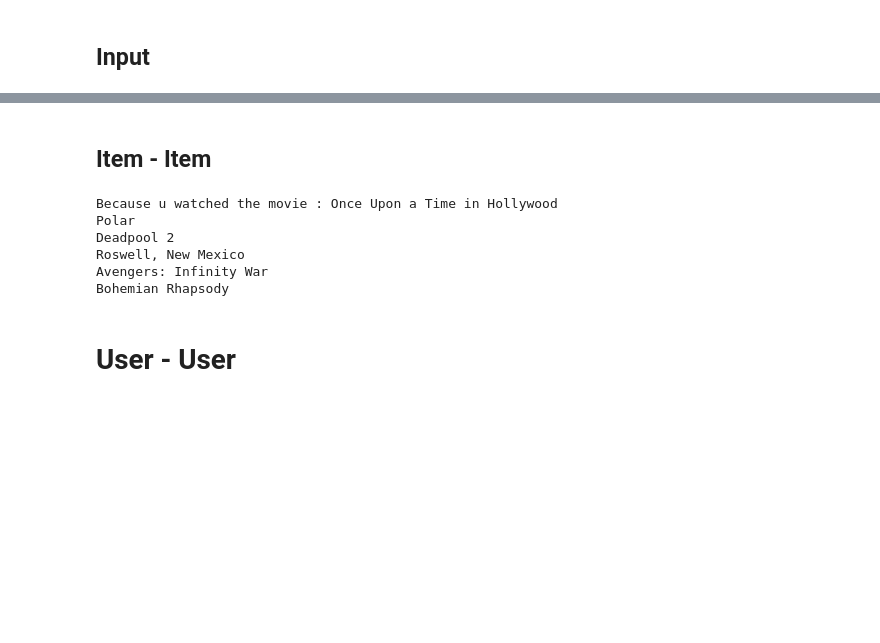
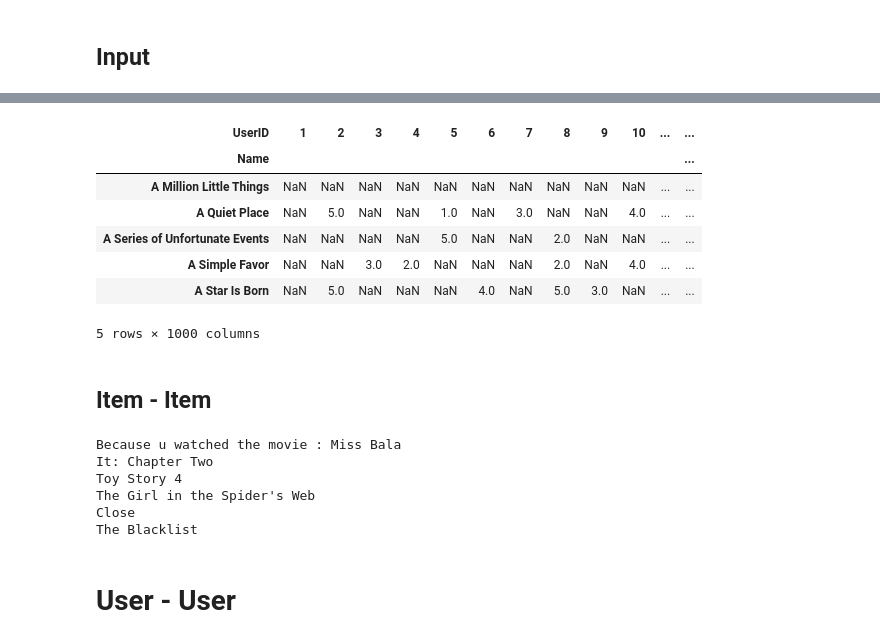
Before and after one commit to mudit9/precog, a Jupyter notebook: Recommendation.ipynb, the cells around one changed output, grey strips where cells are left out. Cells and saved outputs as stored; diff of their text form; code cells hidden in the pictures; blank space fills up the shorter version.

```diff
--- a/Recommendation.ipynb
+++ b/Recommendation.ipynb
@@ -30,30 +31,46 @@ Enter rating for: Once Upon a Time in Hollywood5
+# %%
+movie_data = pd.merge(movies_data,user_rating, on='MovieID')
+movie_user_rating = movie_data.pivot_table(index= 'Name',columns = 'UserID',values='Rated',aggfunc= 'first')
+movie_user_rating.head(5)
+# %% [output]
+| UserID | 1 | 2 | 3 | 4 | 5 | 6 | 7 | 8 | 9 | 10 | ... | ... |
+| Name |  |  |  |  |  |  |  |  |  |  |  | ... |
+| A Million Little Things | NaN | NaN | NaN | NaN | NaN | NaN | NaN | NaN | NaN | NaN | ... | ... |
+| A Quiet Place | NaN | 5.0 | NaN | NaN | 1.0 | NaN | 3.0 | NaN | NaN | 4.0 | ... | ... |
+| A Series of Unfortunate Events | NaN | NaN | NaN | NaN | 5.0 | NaN | NaN | 2.0 | NaN | NaN | ... | ... |
+| A Simple Favor | NaN | NaN | 3.0 | 2.0 | NaN | NaN | NaN | 2.0 | NaN | 4.0 | ... | ... |
+| A Star Is Born | NaN | 5.0 | NaN | NaN | NaN | 4.0 | NaN | 5.0 | 3.0 | NaN | ... | ... |
+5 rows × 1000 columns
 # %% [markdown]
 ## Item - Item
 # %%
-max = user_rating.loc[user_rating['UserID'] == 1000, ['Rated']]
-max2 = max['Rated'].astype(float).idxmax()
-max_movie_id = user_rating.iloc[max2]['MovieID']
-max_movie_name1 = movies_data.loc[movies_data['MovieID'] == max_movie_id, ['Name']]
-max_movie_name = max_movie_name1.iloc[0]['Name']
-movie_data = pd.merge(movies_data,user_rating, on='MovieID')
-user_movie_rating = movie_data.pivot_table(index='UserID', columns='Name', values='Rated',aggfunc='first')
-ratings = user_movie_rating[str(max_movie_name)]
-movies_like = user_movie_rating.corrwith(ratings,method='pearson')
-corr= pd.DataFrame(movies_like, columns=['Correlation'])
-corr.dropna(inplace=True)
-corr = corr.sort_values('Correlation', ascending=False).head(6)
-print "Because u watched the movie : " + max_movie_name
-recommends = list(corr.index)
-recommends.pop(0)
-for s in recommends:
-    print s
+usersrating= user_rating.loc[user_rating['UserID'] == 1000, ['Rated']] #get the new users rating
+max2 = usersrating['Rated'].astype(float).idxmax() #find the index of the maximum rated movie
+if user_rating.iloc[max2]['Rated']>3: #See if user has given any of the movie more than 3 stars
+    max_movie_id = user_rating.iloc[max2]['MovieID'] #Get the movie ID from the index
+    max_movie_name1 = movies_data.loc[movies_data['MovieID'] == max_movie_id, ['Name']] #Get the name of the movie from ID
+    max_movie_name = max_movie_name1.iloc[0]['Name']
+    movie_data = pd.merge(movies_data,user_rating, on='MovieID') #merge the 2DFs
+    user_movie_rating=movie_data.pivot_table(index='UserID',columns='Name',values='Rated',aggfunc='first').astype(float)#utility Matrix
+    ratings = user_movie_rating[str(max_movie_name)].astype(float)#Get the ratings of the max rated movie
+    movie_like=user_movie_rating.corrwith(ratings,method='pearson')#Find the movies with similar ratings(pearsonSimilarity)
+    corr= pd.DataFrame(movie_like, columns=['Correlation'])
+    corr.dropna(inplace=True)
+    corr = corr.sort_values('Correlation',ascending=False).head(6) #Sort it in a descending order. Maximum first.
+    print "Because u watched the movie : " + max_movie_name
+    recommends = list(corr.index)
+    recommends.pop(0)
+else: #IF USER DOES NOT LIKE ANY MOVIE, RECOMMEND 5 HIGHEST IMDB RATED MOVIES.
+    recommends = list(movies_data.sort_values("Rating",ascending=False).head(5)['Name']) #Get highest IMDB rated movies
+for movie in recommends:
+    print movie
 # %% [output]
-Because u watched the movie : Once Upon a Time in Hollywood
-Polar
-Deadpool 2
-Roswell, New Mexico
-Avengers: Infinity War
-Bohemian Rhapsody
+Because u watched the movie : Miss Bala
+It: Chapter Two
+Toy Story 4
+The Girl in the Spider's Web
+Close
+The Blacklist
 # %% [markdown]
 # User - User
 # %%
```
Also changed, not shown: parts of 5 cells of this notebook, 16 other files.
